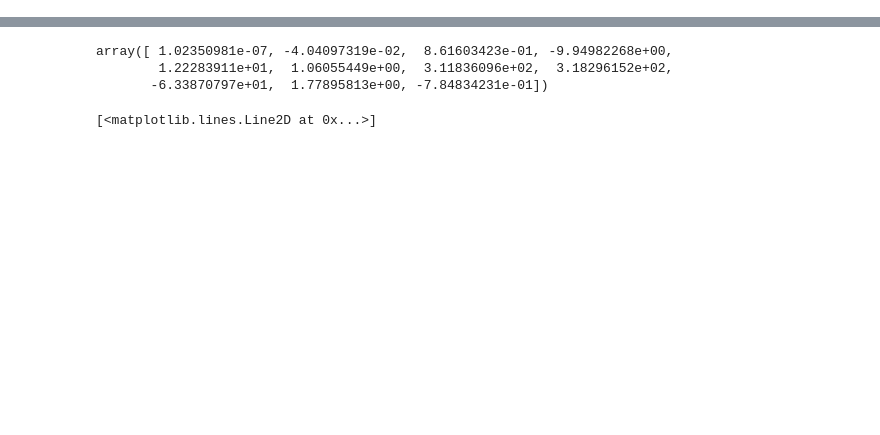
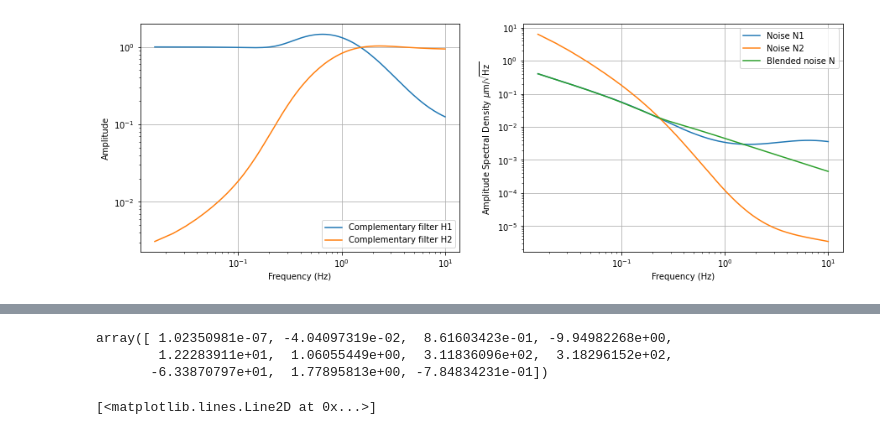
Before and after one commit to terrencetec/kontrol, a Jupyter notebook: examples/BS_IPT_H2complementary.ipynb, the cells around one changed output, grey strips where cells are left out. Cells and saved outputs as stored; diff of their text form; code cells hidden in the pictures; blank space fills up the shorter version.

```diff
--- a/examples/BS_IPT_H2complementary.ipynb
+++ b/examples/BS_IPT_H2complementary.ipynb
@@ -121,0 +50,26 @@ Optimization terminated successfully.
+# %%
+h1, h2 = h2complementary(noise_lvdtt_fit, noise_geot_fit)
+plt.figure(figsize=(15,5))
+plt.subplot(121)
+plt.loglog(f, abs(h1.horner(2*np.pi*1j*f)[0][0]), label='Complementary filter H1')
+plt.loglog(f, abs(h2.horner(2*np.pi*1j*f)[0][0]), label='Complementary filter H2')
+plt.ylabel('Amplitude')
+plt.xlabel('Frequency (Hz)')
+plt.legend(loc=0)
+plt.grid()
+# plt.loglog(_f, abs(h2_aug.horner(2*np.pi*1j*_f)[0][0]))
+# plt.loglog(_f, abs((h1+h2_aug).horner(2*np.pi*1j*_f)[0][0]))
+
+# plt.ylim(0.1,10)
+plt.subplot(122)
+plt.loglog(f, abs(noise_lvdtt_fit.horner(2*np.pi*1j*f)[0][0]), label='Noise N1')
+plt.loglog(f, abs(noise_geot_fit.horner(2*np.pi*1j*f)[0][0]), label='Noise N2')
+plt.loglog(f, quad_sum(abs(noise_lvdtt_fit.horner(2*np.pi*1j*f)[0][0])*abs(h1.horner(2*np.pi*1j*f)[0][0]),
+                        abs(noise_geot_fit.horner(2*np.pi*1j*f)[0][0])*abs(h2.horner(2*np.pi*1j*f)[0][0])),
+           label='Blended noise N')
+plt.ylabel('Amplitude Spectral Density $\mu\mathrm{m}/\sqrt{\mathrm{Hz}}$')
+plt.xlabel('Frequency (Hz)')
+plt.legend(loc=0)
+plt.grid()
+# %% [output]
+[figure, added]
```
Also changed, not shown: parts of 12 cells of this notebook.
